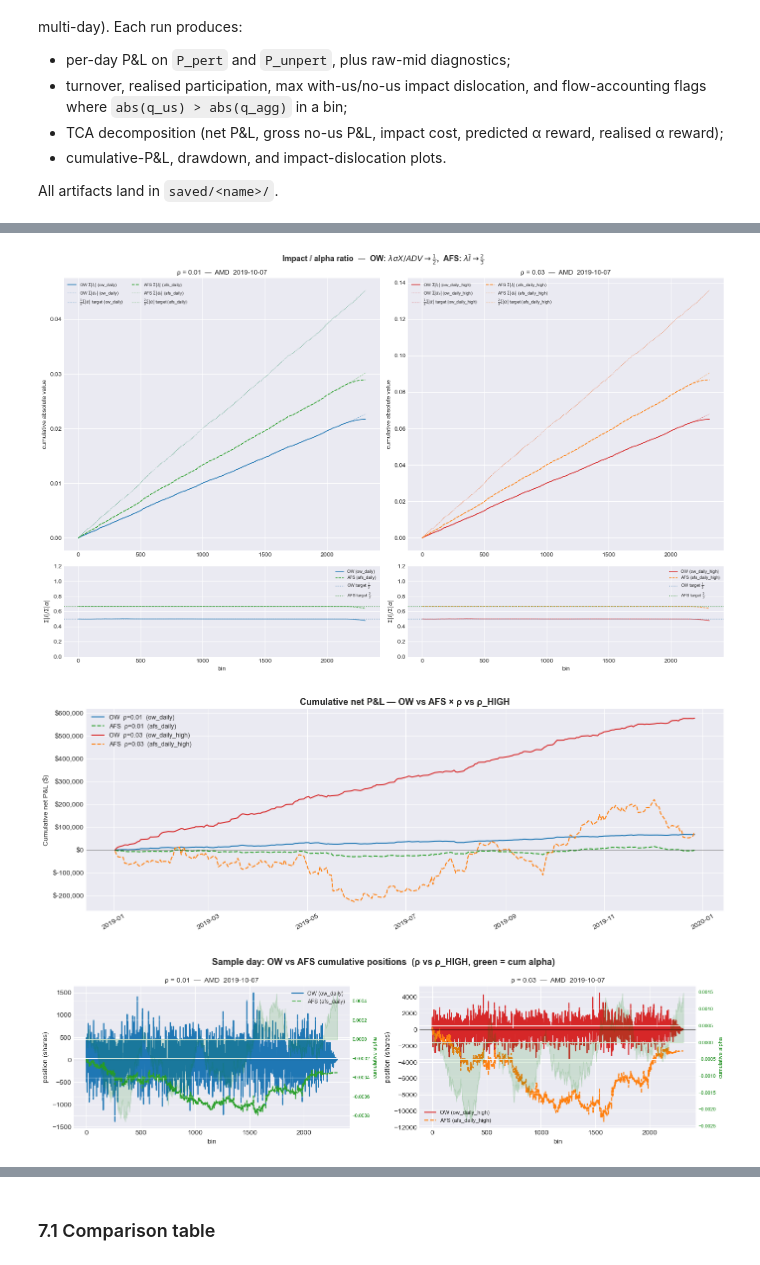
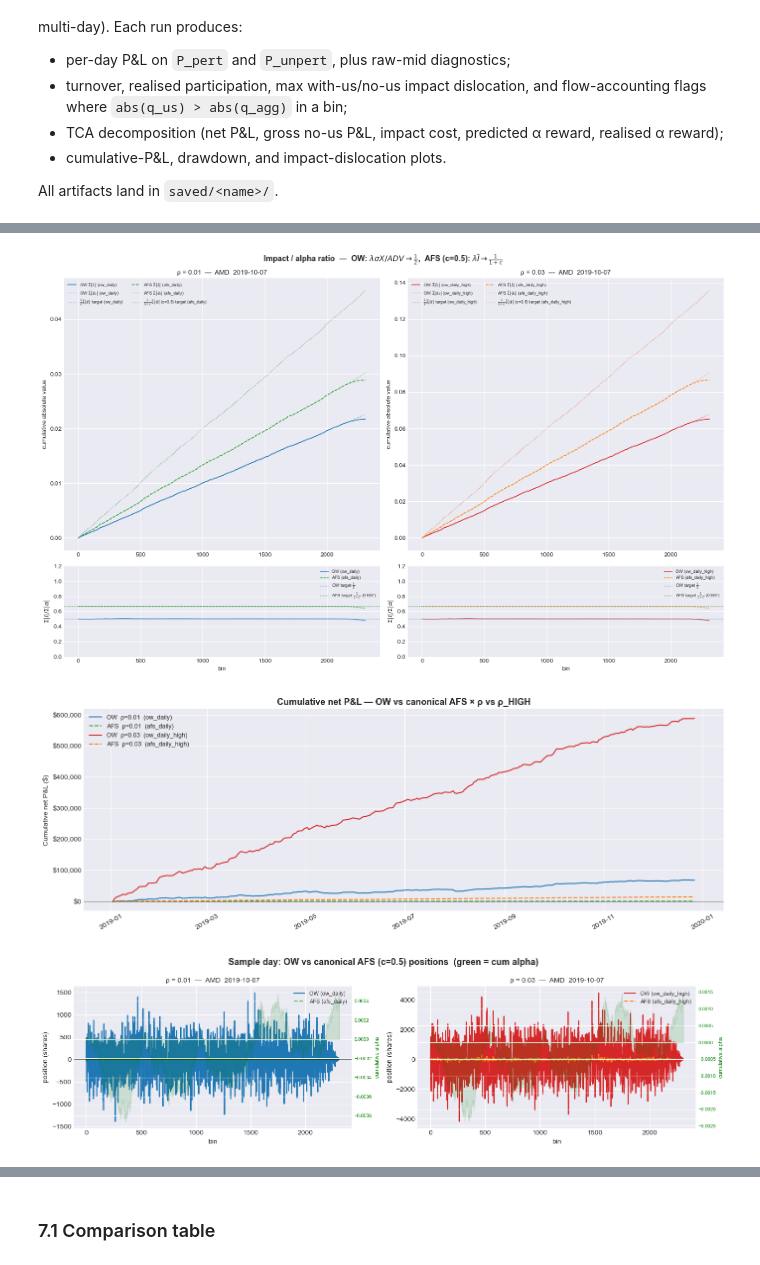
Before and after one commit to christopher-dybdahl/price_impact_optimal_execution, a Jupyter notebook: final_pipeline.ipynb, the cells around one changed output, grey strips where cells are left out. Drawn from its saved outputs; the diff is of its cells as text; code cells hidden in the pictures.

```diff
--- a/final_pipeline.ipynb
+++ b/final_pipeline.ipynb
@@ -340,20 +345,20 @@ plt.show()
 # %% [markdown]
 ### 3.4 Per-stock λ for the backtest
 # %%
-# Use the mean λ over rolling windows for each (model, carry) combination.
+# Mean λ over rolling windows for each (model, carry) combination.
 # These dicts feed `BacktestConfig` in Section 7.
 lam_lookup_daily = {
-    mt: pi.per_stock_lambda(baseline_results[(mt, "daily")]).to_dict()
-    for mt in MODEL_TYPES
+    name: pi.per_stock_lambda(baseline_results[(name, "daily")]).to_dict()
+    for name in MODELS
 }
 lam_lookup_multi = {
-    mt: pi.per_stock_lambda(baseline_results[(mt, "multi")]).to_dict()
-    for mt in MODEL_TYPES
+    name: pi.per_stock_lambda(baseline_results[(name, "multi")]).to_dict()
+    for name in MODELS
 }
 
-print("Per-stock λ (linear, daily-reset) stats:")
+print("Per-stock λ (OW, daily-reset) stats:")
 print(
-    pi.per_stock_lambda_stats(baseline_results[("linear", "daily")])
+    pi.per_stock_lambda_stats(baseline_results[("ow", "daily")])
     .sort_values("mean")
     .round(5)
     .to_string()
@@ -738,7 +673,7 @@ _RHO_GROUPS = [
                 "-",
                 "OW",
                 pi.ow_optimal_strategy,
-                lam_lookup_daily["linear"],
+                lam_lookup_daily["ow"],
             ),
             (
                 "afs_daily",
@@ -746,7 +681,7 @@ _RHO_GROUPS = [
                 "--",
                 "AFS",
                 pi.afs_optimal_strategy,
-                lam_lookup_daily["sqrt"],
+                lam_lookup_daily["afs"],
             ),
         ],
     ),
@@ -759,7 +694,7 @@ _RHO_GROUPS = [
                 "-",
                 "OW",
                 pi.ow_optimal_strategy,
-                lam_lookup_daily["linear"],
+                lam_lookup_daily["ow"],
             ),
             (
                 "afs_daily_high",
@@ -767,7 +702,7 @@ _RHO_GROUPS = [
                 "--",
                 "AFS",
                 pi.afs_optimal_strategy,
-                lam_lookup_daily["sqrt"],
+                lam_lookup_daily["afs"],
             ),
         ],
     ),
@@ -795,10 +730,11 @@ _ALL_CONFIGS = [
 # ─── Helpers ──────────────────────────────────────────────────────────────────
 _H_bins = H_star * 6  # bins per half-life
 _decay_v = 1.0 - np.log(2.0) / _H_bins  # OU decay per bin
+_C_AFS = MODELS["afs"]
 
 
 def _ou_state(qtilde, decay):
-    """OU recursion: Ī_t = decay·Ī_{t-1} + q̃_t, starting from 0."""
+    """OU recursion: state_t = decay·state_{t-1} + qtilde_t, starting from 0."""
     out = np.empty_like(qtilde)
     s = 0.0
     for t in range(len(qtilde)):
@@ -811,24 +747,26 @@ def _bin_ratio(s_alpha, sig, adv, lam, is_ow, fn):
     """Per-bin running ratio Σ|I_t| / Σ|α_t| for one (stock, day).
 
     OW  (linear): I_t = λ σ X_t / ADV   (position-implied impact)
-    AFS (sqrt):   I_t = λ Ī_t            (OU impact state)
+    AFS (canonical, c): I_t = λ · σ · sign(J_t) · |J_t|^c   where J_t = OU(q/ADV)
     """
-    q = fn(s_alpha, sig, adv, lam, H_star)
+    kwargs = dict(half_life_minutes=H_star)
+    if not is_ow:
+        kwargs["c"] = _C_AFS
+    q = fn(s_alpha, sig, adv, lam, **kwargs)
     if is_ow:
         I_arr = lam * sig * np.cumsum(q) / adv
     else:
-        qtilde = sig * np.sign(q) * np.sqrt(np.abs(q) / adv)
-        I_arr = lam * _ou_state(qtilde, _decay_v)
+        # Canonical AFS impact state: J = OU(q/ADV); Ī = σ sign(J)|J|^c
+        j_arr = _ou_state(q / adv, _decay_v)
+        I_arr = lam * sig * np.sign(j_arr) * np.power(np.abs(j_arr), _C_AFS)
     cum_a = np.cumsum(np.abs(s_alpha))
     cum_I = np.cumsum(np.abs(I_arr))
     return cum_a, cum_I, cum_I / np.where(cum_a > 1e-20, cum_a, np.nan)
 
 
 # ─── Figure 1: within-day running ratio Σ|I| / Σ|α| across bins ──────────────
-# Matches the single-day ratio-check logic exactly:
-#   OW  → I = λσX/ADV  (position-implied impact), target = ½
-#   AFS → I = λĪ       (OU impact state),         target = ⅔
-# One panel per ρ; both OW and AFS shown together.
+# OW  → I = λσX/ADV (position-implied impact), target = ½
+# AFS → I = λĪ      (OU impact state, canonical), target = 1/(1+c) = 2/3 for c=0.5
 _s_stock = panel.stocks[0]
 _s_date = _alpha_cache[(RHO, H_ALPHA_BINS, 42)]["date"].iloc[
     len(_alpha_cache[(RHO, H_ALPHA_BINS, 42)]) // 2
@@ -836,6 +774,8 @@ _s_date = _alpha_cache[(RHO, H_ALPHA_BINS, 42)]["date"].iloc[
 _s_stats = daily_stats.loc[(_s_stock, _s_date)]
 
 fig, axes = plt.subplots(2, 2, figsize=(16, 10), gridspec_kw={"height_ratios": [3, 1]})
+
+_afs_target_frac = 1.0 / (1.0 + _C_AFS)
 
 for col_idx, (rho, members) in enumerate(_RHO_GROUPS):
     ax_top = axes[0, col_idx]
@@ -852,11 +792,11 @@ for col_idx, (rho, members) in enumerate(_RHO_GROUPS):
         cum_a, cum_I, ratio = _bin_ratio(s_alpha, sig, adv, lam, is_ow, fn)
 
         target_label = (
-            r"$\frac{1}{2}\Sigma|\alpha|$" if is_ow else r"$\frac{2}{3}\Sigma|\alpha|$"
+            r"$\frac{1}{2}\Sigma|\alpha|$" if is_ow
+            else rf"$\frac{{1}}{{1+c}}\Sigma|\alpha|$ (c={_C_AFS})"
         )
-        target_frac = 0.5 if is_ow else 2 / 3
+        target_frac = 0.5 if is_ow else _afs_target_frac
 
-        # Top: raw cumulative sums
         ax_top.plot(
             cum_I, color=color, lw=1.3, ls=ls, label=rf"{lbl} $\Sigma|I_t|$ ({name})"
         )
@@ -877,14 +817,14 @@ for col_idx, (rho, members) in enumerate(_RHO_GROUPS):
             label=f"{target_label} target ({name})",
         )
 
-        # Bottom: ratio
         ax_bot.plot(ratio, color=color, lw=1.0, ls=ls, label=f"{lbl} ({name})")
 
     ax_bot.axhline(
         0.5, color="steelblue", lw=1.0, ls=":", label=r"OW target $\frac{1}{2}$"
     )
     ax_bot.axhline(
-        2 / 3, color="forestgreen", lw=1.0, ls=":", label=r"AFS target $\frac{2}{3}$"
+        _afs_target_frac, color="forestgreen", lw=1.0, ls=":",
+        label=rf"AFS target $\frac{{1}}{{1+c}}$ ({_afs_target_frac:.3f})"
     )
     ax_bot.set_ylim(0, 1.2)
     ax_bot.set_xlabel("bin")
@@ -897,7 +837,7 @@ for col_idx, (rho, members) in enumerate(_RHO_GROUPS):
 
 fig.suptitle(
     r"Impact / alpha ratio  —  OW: $\lambda\sigma X/ADV \to \frac{1}{2}$,"
-    r"  AFS: $\lambda\bar{I} \to \frac{2}{3}$",
+    rf"  AFS (c={_C_AFS}): $\lambda\bar{{I}} \to \frac{{1}}{{1+c}}$",
     fontsize=13,
     fontweight="bold",
 )
@@ -921,7 +861,8 @@ ax.axhline(0, color="k", lw=0.4)
 ax.yaxis.set_major_formatter(mtick.FuncFormatter(lambda v, p: f"${v:,.0f}"))
 ax.set_ylabel("Cumulative net P&L ($)")
 ax.set_title(
-    "Cumulative net P&L — OW vs AFS × ρ vs ρ_HIGH", fontsize=13, fontweight="bold"
+    "Cumulative net P&L — OW vs canonical AFS × ρ vs ρ_HIGH",
+    fontsize=13, fontweight="bold",
 )
 ax.legend(fontsize=9)
 ax.tick_params(axis="x", rotation=30)
@@ -932,38 +873,42 @@ plt.show()
 fig, axes = plt.subplots(1, 2, figsize=(14, 4))
 for ax, (rho, members) in zip(axes, _RHO_GROUPS):
     alp_df = _alpha_cache[(rho, H_ALPHA_BINS, 42)]
     _mask = (alp_df["stock"] == _s_stock) & (alp_df["date"] == _s_date)
     _alpha_s = alp_df.loc[_mask, "alpha"].values
     _cum_a = np.cumsum(_alpha_s)
 
     ax2 = ax.twinx()
     ax2.fill_between(range(len(_cum_a)), _cum_a, alpha=0.13, color="green")
     ax2.set_ylabel("cumulative alpha", color="green", fontsize=8)
     ax2.tick_params(axis="y", labelcolor="green", labelsize=7)
 
     for name, color, ls, lbl, fn, lam_dict in members:
+        is_ow_strat = "ow" in runs[name].config.strategy
+        kwargs = dict(half_life_minutes=H_star)
+        if not is_ow_strat:
+            kwargs["c"] = _C_AFS
         _pos = np.cumsum(
-            fn(_alpha_s, _s_stats["sigma"], _s_stats["ADV"], lam_dict[_s_stock], H_star)
+            fn(_alpha_s, _s_stats["sigma"], _s_stats["ADV"], lam_dict[_s_stock], **kwargs)
         )
         ax.plot(_pos, color=color, lw=1.5, ls=ls, label=f"{lbl} ({name})")
 
     ax.axhline(0, color="k", lw=0.4)
     ax.set_xlabel("bin")
     ax.set_ylabel("position (shares)")
     ax.set_title(f"ρ = {rho}  —  {_s_stock}  {_s_date.date()}", fontsize=10)
     ax.legend(fontsize=8)
 
 fig.suptitle(
-    "Sample day: OW vs AFS cumulative positions  (ρ vs ρ_HIGH, green = cum alpha)",
+    f"Sample day: OW vs canonical AFS (c={_C_AFS}) positions  (green = cum alpha)",
     fontsize=13,
     fontweight="bold",
 )
 plt.tight_layout()
 plt.show()
 # %% [output]
-[figure, old version]
+[figure, new version]
-[figure, old version]
+[figure, new version]
-[figure, old version]
+[figure, new version]
 # %%
 import matplotlib.ticker as mtick
 
```
Also changed, not shown: parts of 17 cells of this notebook, 3 other files.
